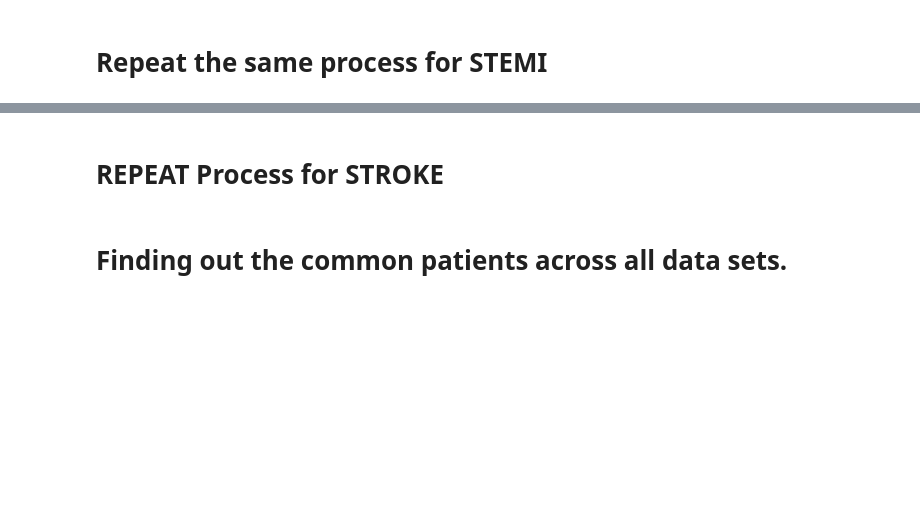
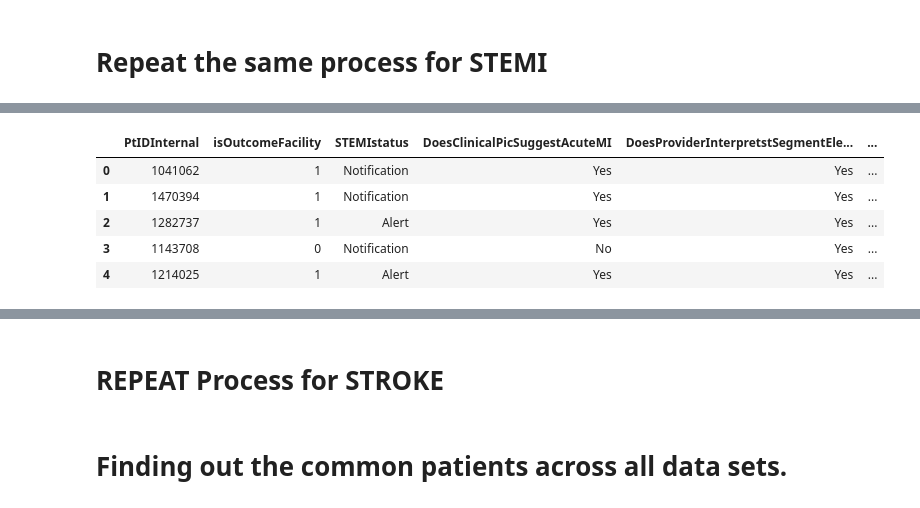
Before and after one commit to blesssong2020/Fairfax-Consultants---Summer2022-DEAN690, a Jupyter notebook: FFConsultants.ipynb, the cells around one changed output, grey strips where cells are left out. Drawn from its saved outputs; the diff is of its cells as text; code cells hidden in the pictures; blank space fills up the shorter version.

Commit message:
STEMI Updated

```diff
--- a/FFConsultants.ipynb
+++ b/FFConsultants.ipynb
@@ -1679,11 +1750,11 @@ STEMIclean.head(10)
 # %%
 ## create a new column that is 1 if the overall_diagnosis column contains the string "A41.9", 0 if not
 
-STEMIclean["STEMI_outcome"] = pd.np.where(STEMIclean["overall_diagnosis"].str.contains("I21.3", na=False), 1, 0)
+STEMIclean["STEMI_outcome"] = pd.np.where(STEMIclean["overall_diagnosis"].str.contains("I21.", na=False, case=False), 1, 0)
 
 #pd.np.where(STEMIclean["overall_diagnosis"].str.contains("(STEMI)", na=False, case=False), "1",
                                 #pd.np.where(STEMIclean["overall_diagnosis"].str.contains("STEMI", na=False), "1",
                                 #)#)
 print(STEMIclean.head())
 #Write as .csv
-STEMIclean.to_excel("E:\DAEN_690\Data\PdmSTEMI.xlsx",sheet_name='STEMI' , index=False)
+#STEMIclean.to_excel("E:\DAEN_690\Data\PdmSTEMI.xlsx",sheet_name='STEMI' , index=False)
@@ -1690,14 +1779,11 @@ STEMIclean.to_excel("E:\DAEN_690\Data\PdmSTEMI.xlsx",sheet_name='STEMI' , index=
 # %%
 ## create a new column that is STEMI if the PrimaryImpression column contains the string "STEMI", Other if not
-STEMIclean["PrimaryImpr"] = pd.np.where(STEMIclean["PrimaryImpression"].str.contains("CV - STEMI", na=False, case=False), "STEMI","Other")
+STEMIclean["PrimaryImpr"] = pd.np.where(STEMIclean["Merged_Impression"].str.contains("CV - STEMI", na=False, case=False), "1",
+                                        (pd.np.where(STEMIclean["Merged_Impression"].str.contains("I21.", na=False, case=False),"1","0")))
 
                             #pd.np.where(STEMIclean["PrimaryImpression"].str.contains("I21.0" or "I21.1" or "I21.2", na=False, case=False), "STEMI", "Other")
 
 print(STEMIclean.head())
 
-
-
-
-
 #Write as .csv
 STEMIclean.to_excel("E:\DAEN_690\Data\PdmSTEMI.xlsx",sheet_name='STEMI' , index=False)
@@ -1704,3 +1808,14 @@ STEMIclean.to_excel("E:\DAEN_690\Data\PdmSTEMI.xlsx",sheet_name='STEMI' , index=
+# %%
+STEMIclean['DCPSAMI'] = STEMIclean['DoesClinicalPicSuggestAcuteMI'].replace(['No','Uncertain','Yes'],['NO ClinicalPicSuggestAcuteMi','ClinicalPicSuggest Uncertain about AcuteMi','ClinicalPicSuggestAcuteMi'])
+
+STEMIclean['DPIstSEl'] = STEMIclean['DoesProviderInterpretstSegmentElevation'].replace(['No','Uncertain','Yes'],['NO stSegmentElevation','Uncertain stSegmentElevation','stSegmentElevation'])
+
+STEMIclean['DMSAMI'] = STEMIclean['DoesMonitorStateAcuteMI'].replace(['No','Uncertain','Yes'],['NO MonitorStateAcuteMi','MonitorState Uncertain about AcuteMi','MonitorStateAcuteMi',])
+# %%
+#Merge Questionnaire columns to easily analyze/ pivot
+STEMIclean["AcuteMI_stSegmentElevation"] = STEMIclean['DCPSAMI'].fillna('') + STEMIclean['DPIstSEl'].fillna('') + STEMIclean['DMSAMI'].fillna('')
+#Write as .csv
+#STEMIclean.to_excel("E:\DAEN_690\Data\PdmSTEMI.xlsx",sheet_name='STEMI' , index=False)
 # %%
 print("\n PImpressions Values: \n", STEMIclean['PrimaryImpression'].unique())
 print("\n PImpr Values: \n", STEMIclean['PrimaryImpr'].unique())
@@ -1708,6 +1856,13 @@ print("\n PImpr Values: \n", STEMIclean['PrimaryImpr'].unique())
 # %%
 ##Drop redundant column
-STEMIclean.drop(['PrimaryImpression',"EmergencyDepartmentDiagnosis","HospitalDiagnosis","overall_diagnosis"], axis =1,  inplace =True)
+STEMIclean.drop(['MonthYear','PrimaryImpression','SecondaryImpression',"EmergencyDepartmentDiagnosis","HospitalDiagnosis","overall_diagnosis", 'DCPSAMI', 'DPIstSEl', 'DMSAMI'], axis =1,  inplace =True)
 STEMIclean.head()
+# %% [output]
+|  | PtIDInternal | isOutcomeFacility | STEMIstatus | DoesClinicalPicSuggestAcuteMI | DoesProviderInterpretstSegmentEle... | ... |
+| 0 | 1041062 | 1 | Notification | Yes | Yes | ... |
+| 1 | 1470394 | 1 | Notification | Yes | Yes | ... |
+| 2 | 1282737 | 1 | Alert | Yes | Yes | ... |
+| 3 | 1143708 | 0 | Notification | No | Yes | ... |
+| 4 | 1214025 | 1 | Alert | Yes | Yes | ... |
 # %%
 # merging the files how='inner' by default.
```
Also changed, not shown: parts of 15 cells of this notebook.
